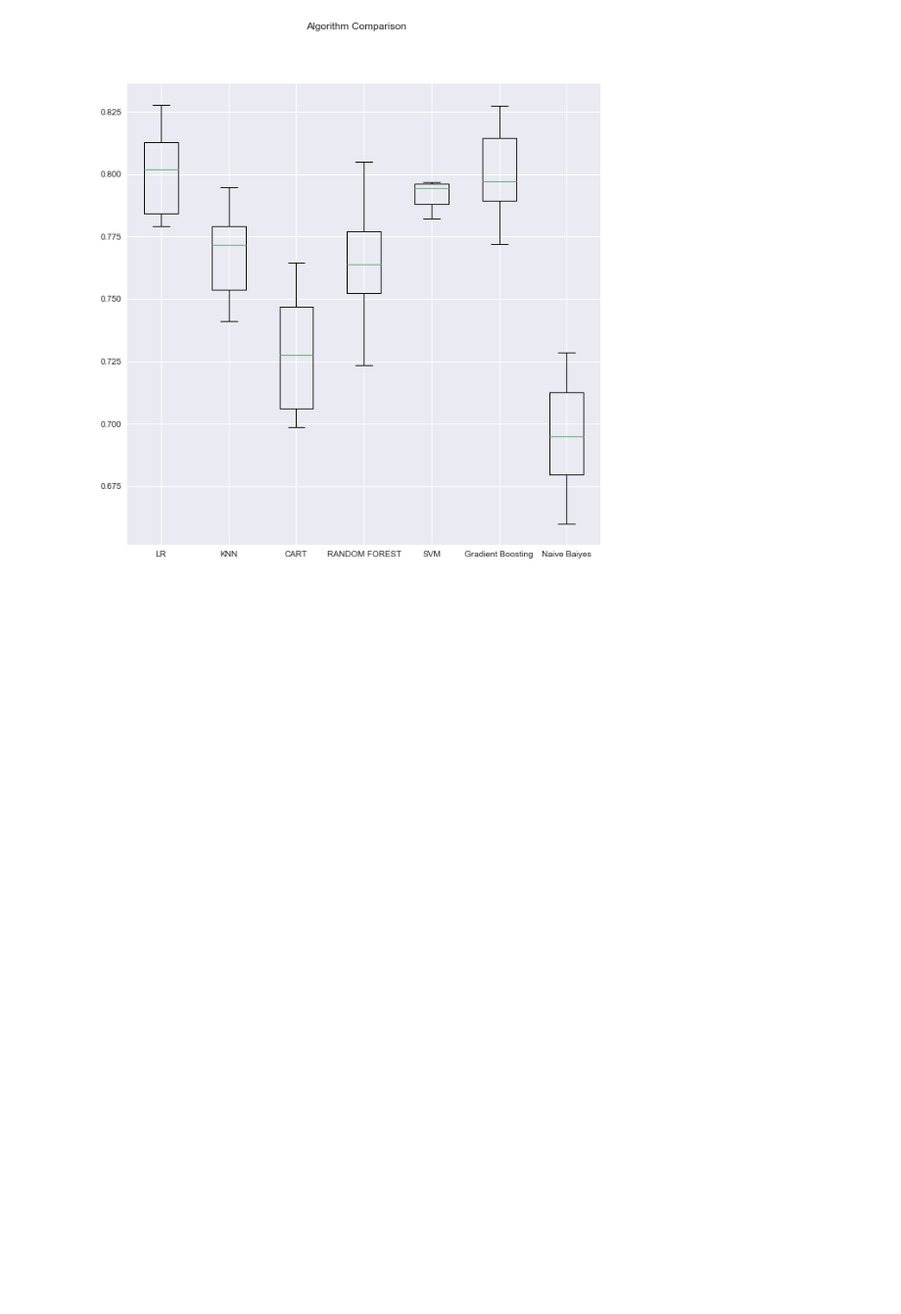
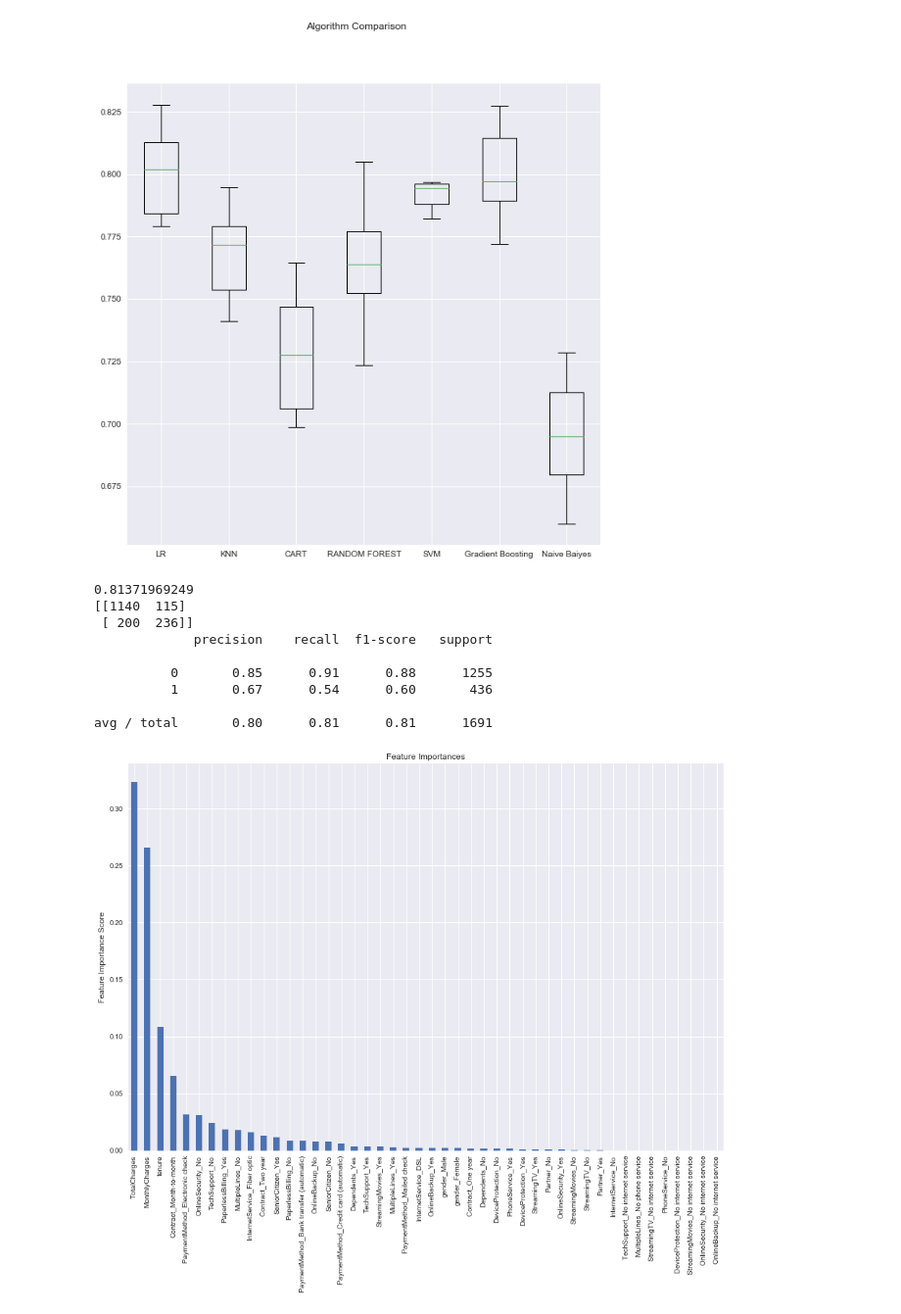
Before and after one commit to geoffkip/CustomerChurn, a Jupyter notebook: customer_churn_notebook.ipynb, the cells around one changed output. Shown at 98% size. Drawn from its saved outputs; the diff is of its cells as text; code cells hidden in the pictures; blank space fills up the shorter version.

```diff
--- a/customer_churn_notebook.ipynb
+++ b/customer_churn_notebook.ipynb
@@ -247,3 +247,35 @@ ax.set_xticklabels(names)
 plt.show()
 # %% [output]
 [figure]
+# %%
+# Fit and Evaluate with the best model
+
+model =  GradientBoostingClassifier()
+model.fit(X_train, Y_train)
+
+feat_imp = pd.Series(model.feature_importances_, X_train.columns).sort_values(ascending=False)
+fig = plt.figure(figsize=(15,10))
+feat_imp.plot(kind='bar', title='Feature Importances')
+plt.ylabel('Feature Importance Score')
+
+best_features= feat_imp[feat_imp > 0]
+
+predictions = model.predict(X_test)
+predictions_probs = model.predict_proba(X_test)
+preds = np.where(predictions_probs[:,1] >= 0.5 , 1, 0)
+print(accuracy_score(Y_test, preds))
+print(confusion_matrix(Y_test, preds))
+print(classification_report(Y_test, preds))
+score_test = metrics.f1_score(Y_test, preds,
+                          pos_label=list(set(Y_test)), average = None)
+# %% [output]
+0.81371969249
+[[1140  115]
+ [ 200  236]]
+             precision    recall  f1-score   support
+
+          0       0.85      0.91      0.88      1255
+          1       0.67      0.54      0.60       436
+
+avg / total       0.80      0.81      0.81      1691
+[figure, added]
```
Also changed, not shown: 1 other file.
